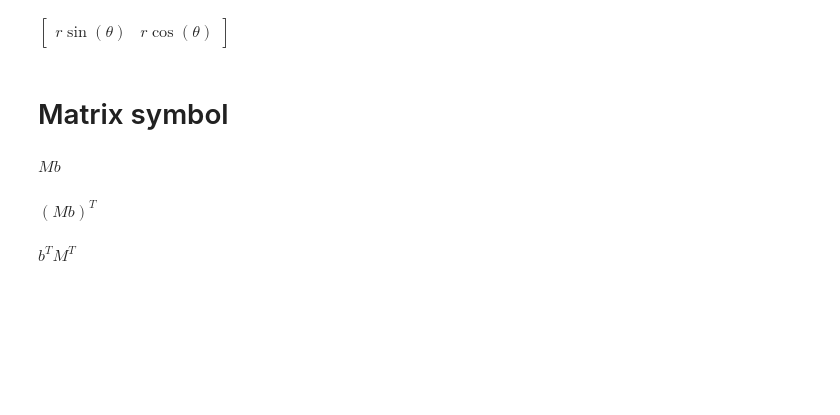
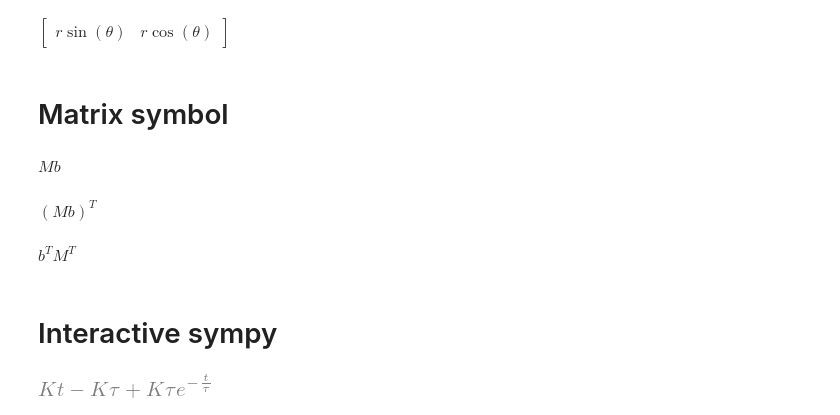
Before and after one commit to mocquin/quickstarts, a Jupyter notebook: Sympy.ipynb, the cells around one changed output. Saved outputs shown, nothing was run; the diff lists cells and outputs as text; code cells hidden in the pictures; blank space fills up the shorter version.

```diff
--- a/Sympy.ipynb
+++ b/Sympy.ipynb
@@ -365,3 +365,32 @@ display(sp.Transpose(M*b).doit())
 $\displaystyle M b$
 $\displaystyle \left(M b\right)^{T}$
 $\displaystyle b^{T} M^{T}$
+# %% [markdown]
+# Interactive sympy
+# %%
+import sympy
+import matplotlib.pyplot as plt
+import numpy
+sympy.init_printing()
+%matplotlib inline
+t, K, tau = sympy.symbols('t, K, tau',real=True, positive=True)
+s = sympy.Symbol('s')
+u = sympy.Heaviside(t)
+def L(f):
+    return sympy.laplace_transform(f, t, s, noconds=True)
+def invL(F):
+    return sympy.inverse_laplace_transform(F, s, t)
+U = L(u)
+U
+
+G = K/(tau*s + 1)
+G
+impulseresponse = invL(G)
+impulseresponse
+u = 1/s
+stepresponse = invL(G*u)
+u = 1/s**2
+rampresponse = invL(G*u)
+rampresponse
+# %% [output]
+[figure, added]
```
Also changed, not shown: parts of 3 cells of this notebook.
